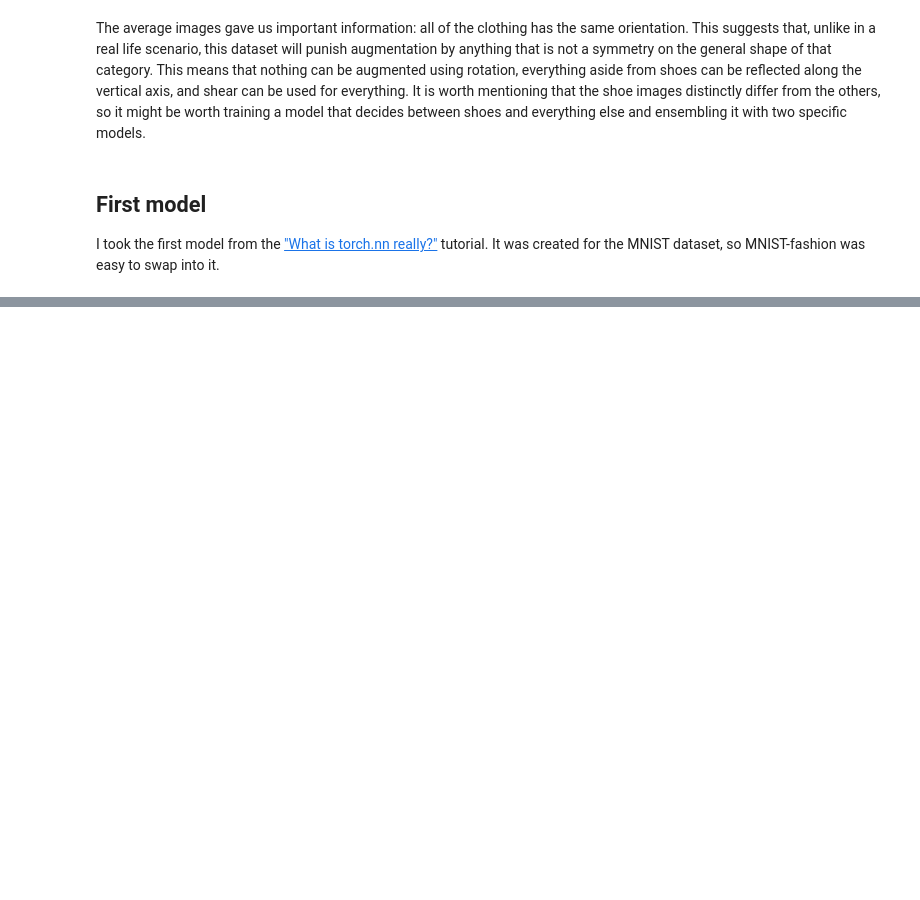
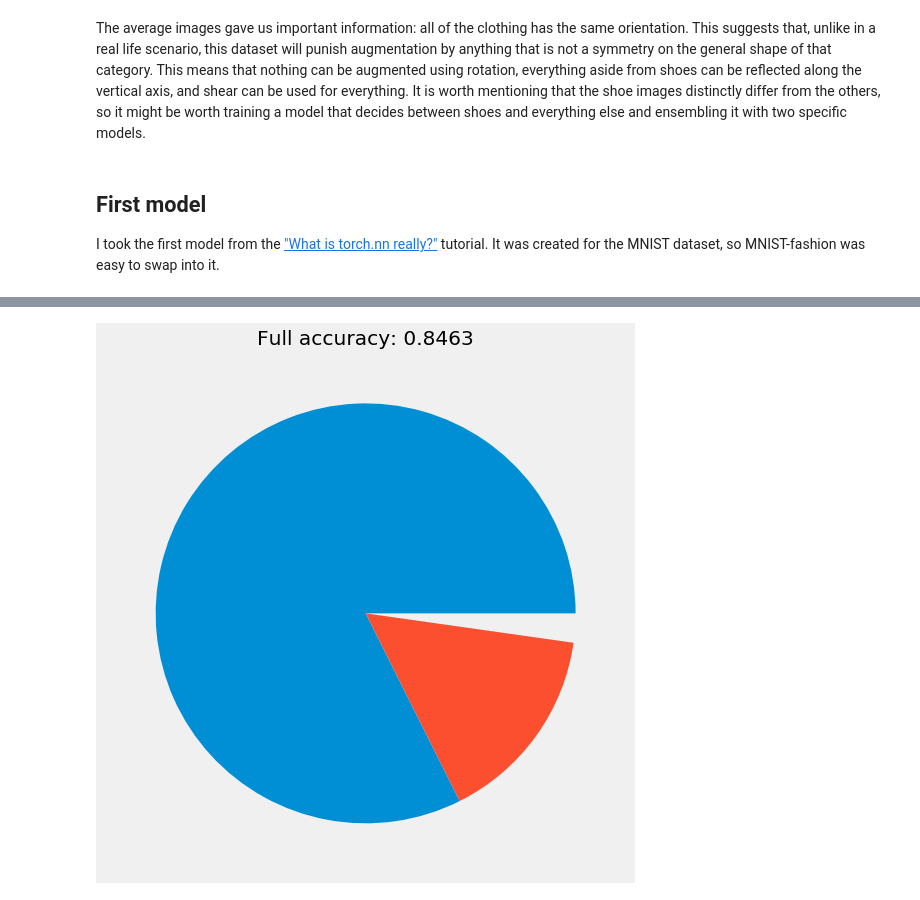
Before and after one commit to Joald/fashion-mnist-predict, a Jupyter notebook: Data exploration.ipynb, the cells around one changed output, grey strips where cells are left out. Drawn from its saved outputs; the diff is of its cells as text; code cells hidden in the pictures; blank space fills up the shorter version.

```diff
--- a/Data exploration.ipynb
+++ b/Data exploration.ipynb
@@ -285,0 +320,9 @@ This achieved a 0.84 accuracy on Kaggle, so not the best. Let's try to create se
+# %%
+preds = model(next(iter(get_dl(train.train_data, train.train_labels, preprocess, 10000000)))[0]).argmax(dim=1)
+acc = accuracy_score(train.train_labels, preds)
+plt.figure(figsize=(16, 9))
+plt.pie([acc_full, 1 - acc])
+plt.title("Full accuracy: %s" % acc)
+plt.show()
+# %% [output]
+[figure, added]
```
Also changed, not shown: parts of 20 cells of this notebook, 7 other files.
